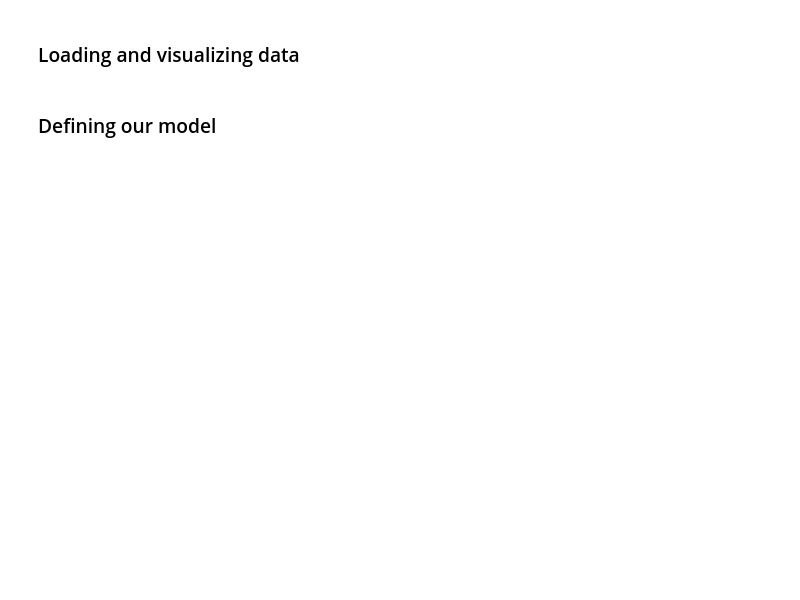
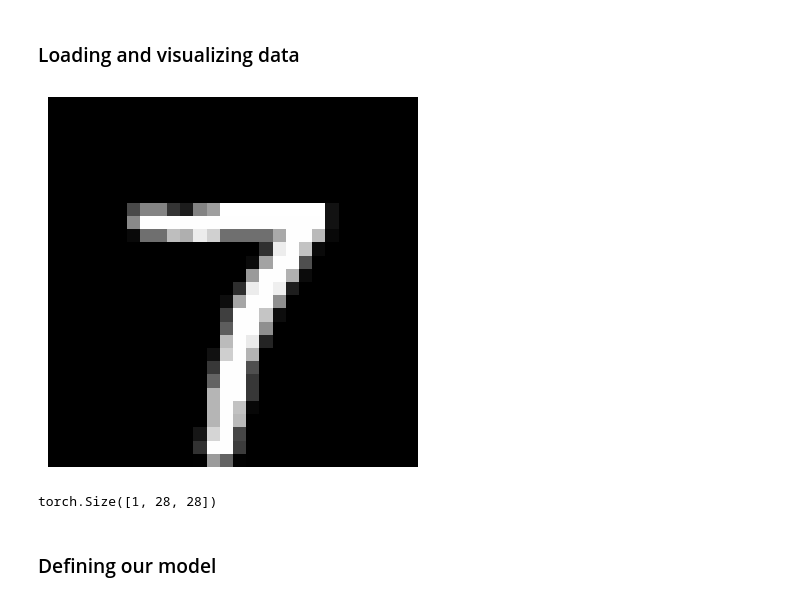
Before and after one commit to cnll0075/machine_learning_course, a Jupyter notebook: 12_image_classification.ipynb, the cells around one changed output. Saved outputs shown, nothing was run; the diff lists cells and outputs as text; code cells hidden in the pictures; blank space fills up the shorter version.

```diff
--- a/12_image_classification.ipynb
+++ b/12_image_classification.ipynb
@@ -9,3 +9,18 @@ from torch.optim.lr_scheduler import StepLR
 import matplotlib.pyplot as plt
 # %% [markdown]
 ### Loading and visualizing data
+# %%
+train_data = datasets.MNIST(root="data/", train=True, download=True, transform=transforms.ToTensor())
+test_data = datasets.MNIST(root="data/", train=False, download=True, transform=transforms.ToTensor())
+# %%
+sample_idx = torch.randint(len(train_data), size=(1,)).item()
+img, label = train_data[sample_idx]
+plt.axis("off")
+plt.imshow(img.squeeze(), cmap="gray")
+plt.show()
+# %% [output]
+[figure, added]
+# %%
+img.size()
+# %% [output]
+torch.Size([1, 28, 28])
```
Also changed, not shown: parts of 17 cells of this notebook, 1 other file.
